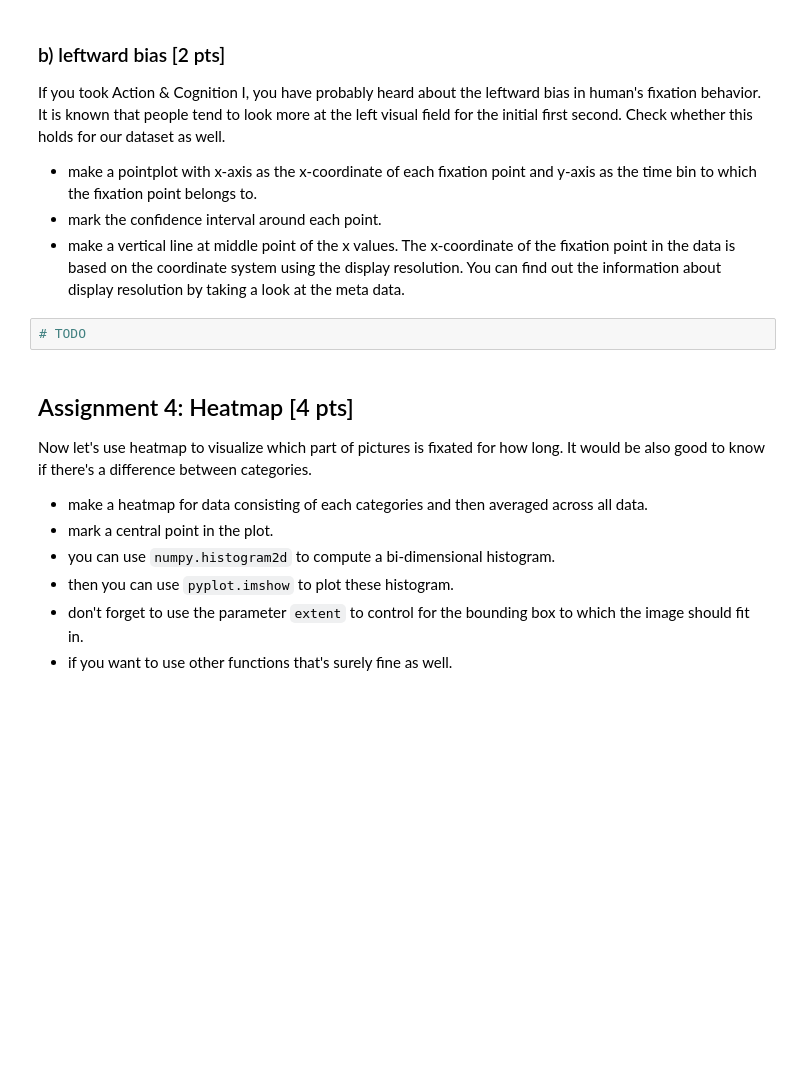
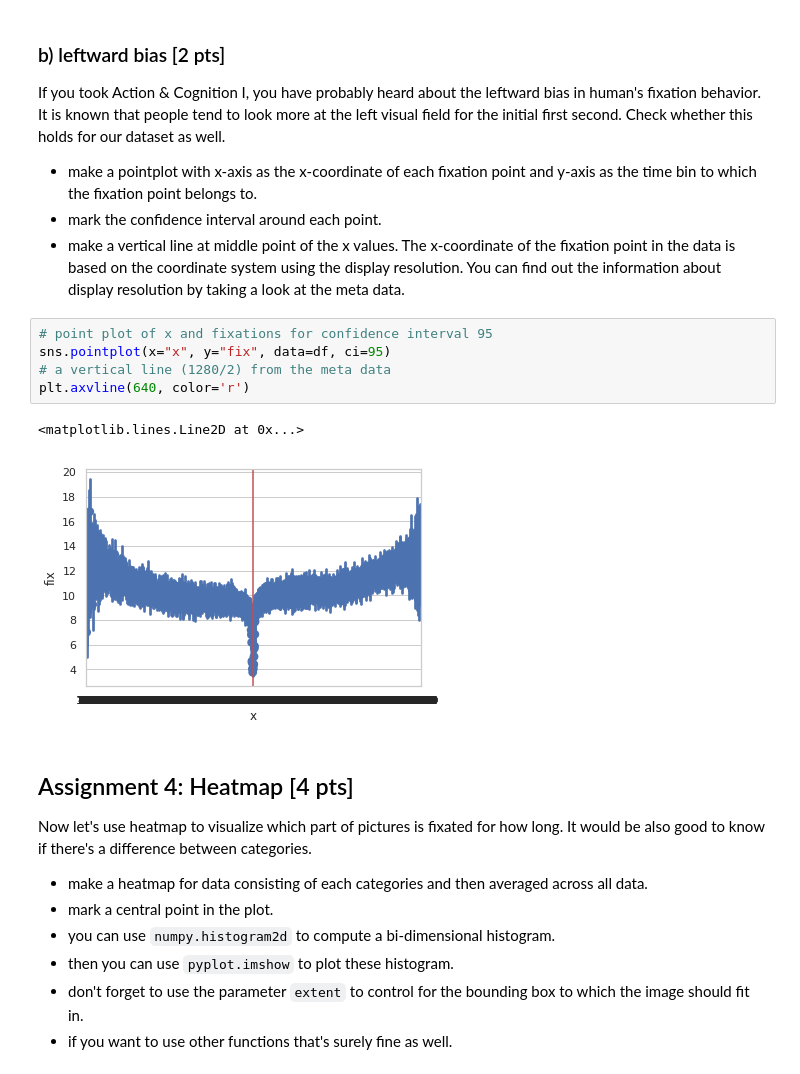
Before and after one commit to NBP-ACC/week-7-acc_8, a Jupyter notebook: Sheet05.ipynb, the cells around one changed output. Drawn from its saved outputs; the diff is of its cells as text; blank space fills up the shorter version.

```diff
--- a/Sheet05.ipynb
+++ b/Sheet05.ipynb
@@ -298,8 +312,14 @@ If you took Action & Cognition I, you have probably heard about the leftward bia
 - make a pointplot with x-axis as the x-coordinate of each fixation point and y-axis as the time bin to which the fixation point belongs to.
 - mark the confidence interval around each point.
 - make a vertical line at middle point of the x values. The x-coordinate of the fixation point in the data is based on the coordinate system using the display resolution. You can find out the information about display resolution by taking a look at the meta data.
-# %%
-# TODO
+# %%
+# point plot of x and fixations for confidence interval 95
+sns.pointplot(x="x", y="fix", data=df, ci=95)
+# a vertical line (1280/2) from the meta data
+plt.axvline(640, color='r')
+# %% [output]
+<matplotlib.lines.Line2D at 0x...>
+[figure, added]
 # %% [markdown]
 ## Assignment 4: Heatmap [4 pts]
 Now let's use heatmap to visualize which part of pictures is fixated for how long. It would be also good to know if there's a difference between categories.
```
Also changed, not shown: parts of 6 cells of this notebook.
